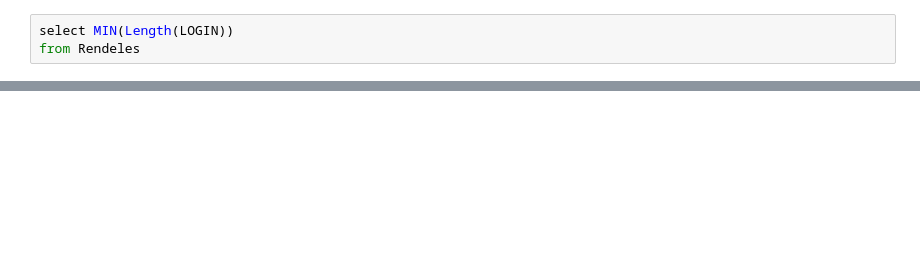
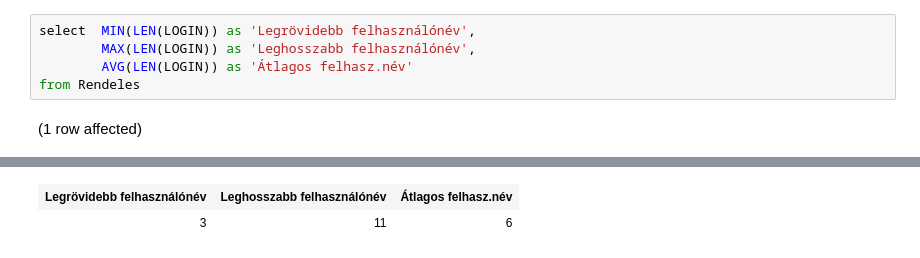
Before and after one commit to telekboldi2/sql.uni-corvinus, a Jupyter notebook: hazi_feladat01.ipynb, the cells around one changed output, grey strips where cells are left out. Cells and saved outputs as stored; diff of their text form; blank space fills up the shorter version.

```diff
--- a/hazi_feladat01.ipynb
+++ b/hazi_feladat01.ipynb
@@ -17,3 +16,7 @@ Total execution time: 00:00:00.041
-# %%
-select MIN(Length(LOGIN))
-from Rendeles
+# %%
+select  MIN(LEN(LOGIN)) as 'Legrövidebb felhasználónév',
+        MAX(LEN(LOGIN)) as 'Leghosszabb felhasználónév',
+        AVG(LEN(LOGIN)) as 'Átlagos felhasz.név'
+from Rendeles
+# %% [output]
+(1 row affected)
@@ -19,0 +24,2 @@ from Rendeles
+| Legrövidebb felhasználónév | Leghosszabb felhasználónév | Átlagos felhasz.név |
+| 3 | 11 | 6 |
```
Also changed, not shown: parts of 3 cells of this notebook.
